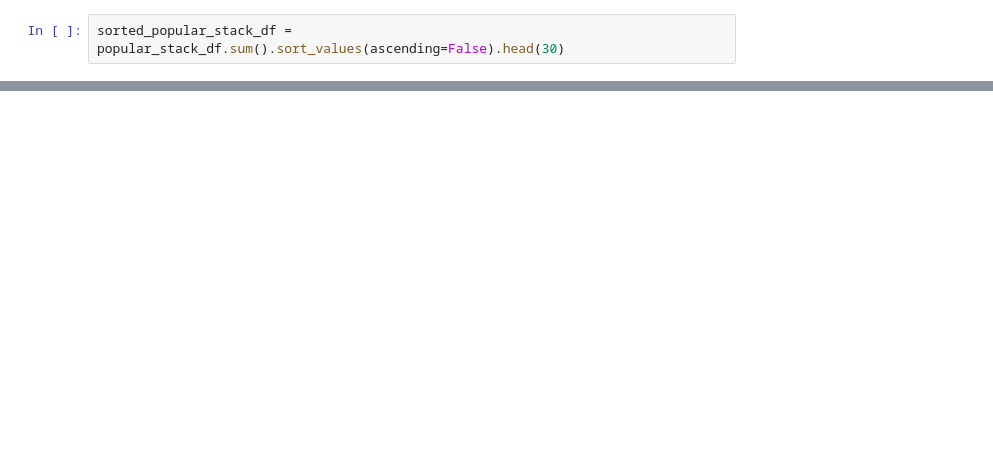
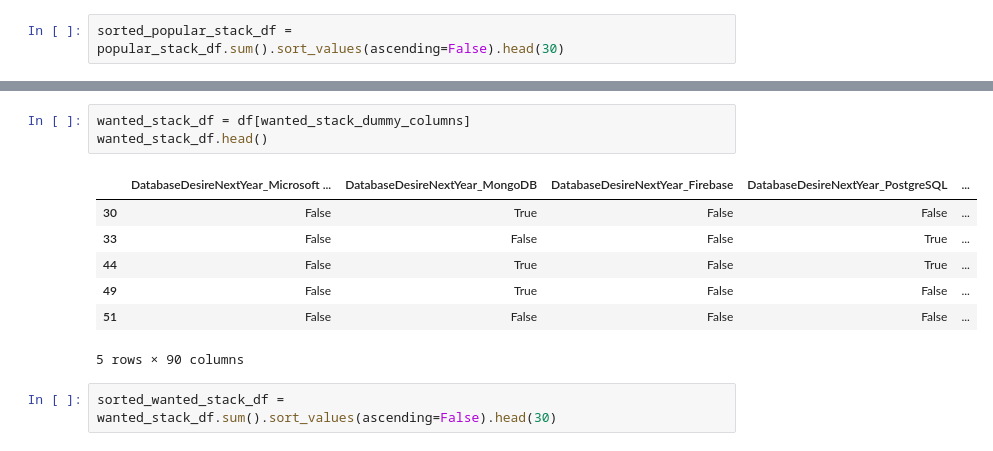
Before and after one commit to fahmiduldul/ds-blog-post, a Jupyter notebook: main.ipynb, the cells around one changed output, grey strips where cells are left out. Drawn from its saved outputs; the diff is of its cells as text; blank space fills up the shorter version.

```diff
--- a/main.ipynb
+++ b/main.ipynb
@@ -237,0 +250,13 @@ As you can see, javascript and HTML/CSS is the most common stack to work with. B
+# %%
+wanted_stack_df = df[wanted_stack_dummy_columns]
+wanted_stack_df.head()
+# %% [output]
+|  | DatabaseDesireNextYear_Microsoft ... | DatabaseDesireNextYear_MongoDB | DatabaseDesireNextYear_Firebase | DatabaseDesireNextYear_PostgreSQL | ... |
+| 30 | False | True | False | False | ... |
+| 33 | False | False | False | True | ... |
+| 44 | False | True | False | True | ... |
+| 49 | False | True | False | False | ... |
+| 51 | False | False | False | False | ... |
+5 rows × 90 columns
+# %%
+sorted_wanted_stack_df = wanted_stack_df.sum().sort_values(ascending=False).head(30)
```
Also changed, not shown: parts of 14 cells of this notebook.
